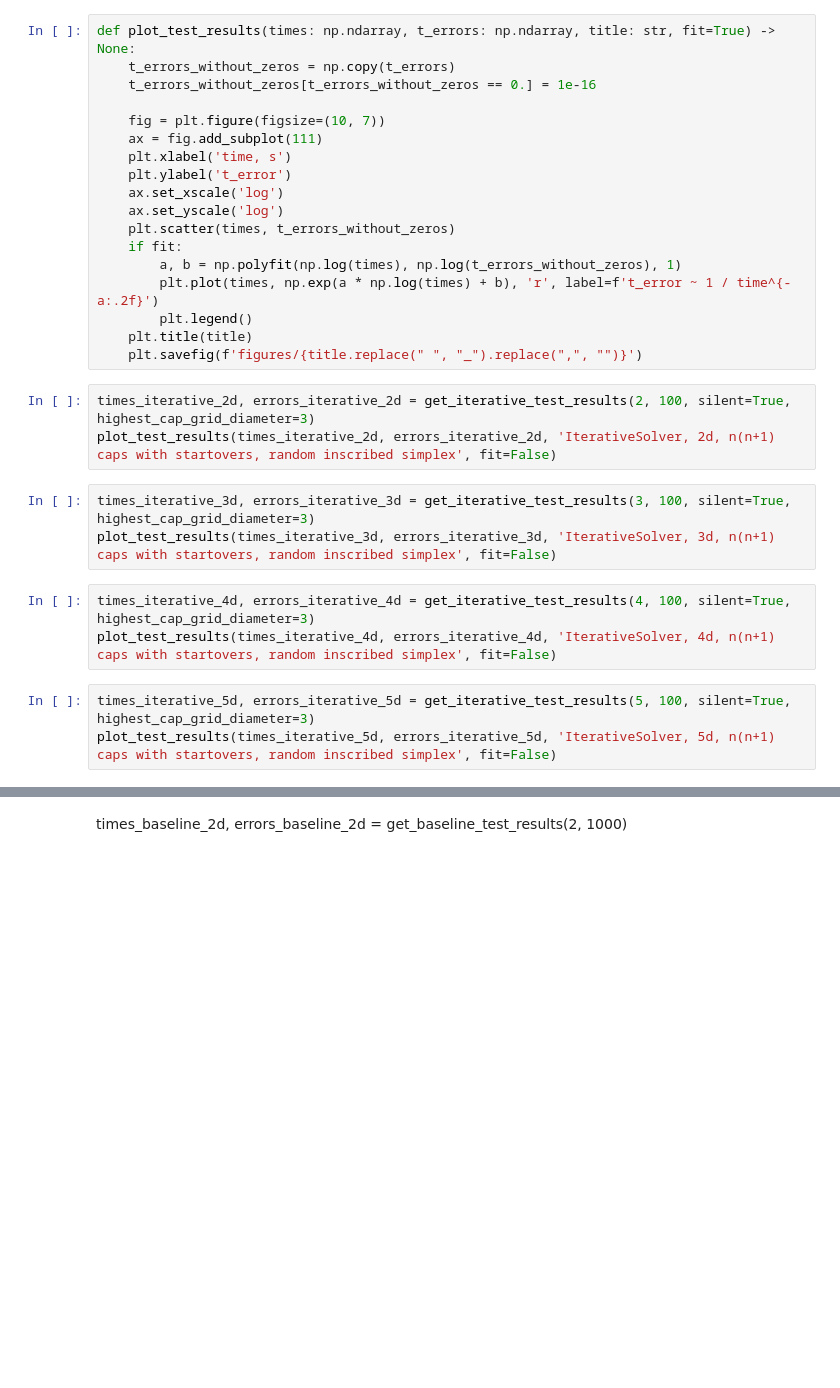
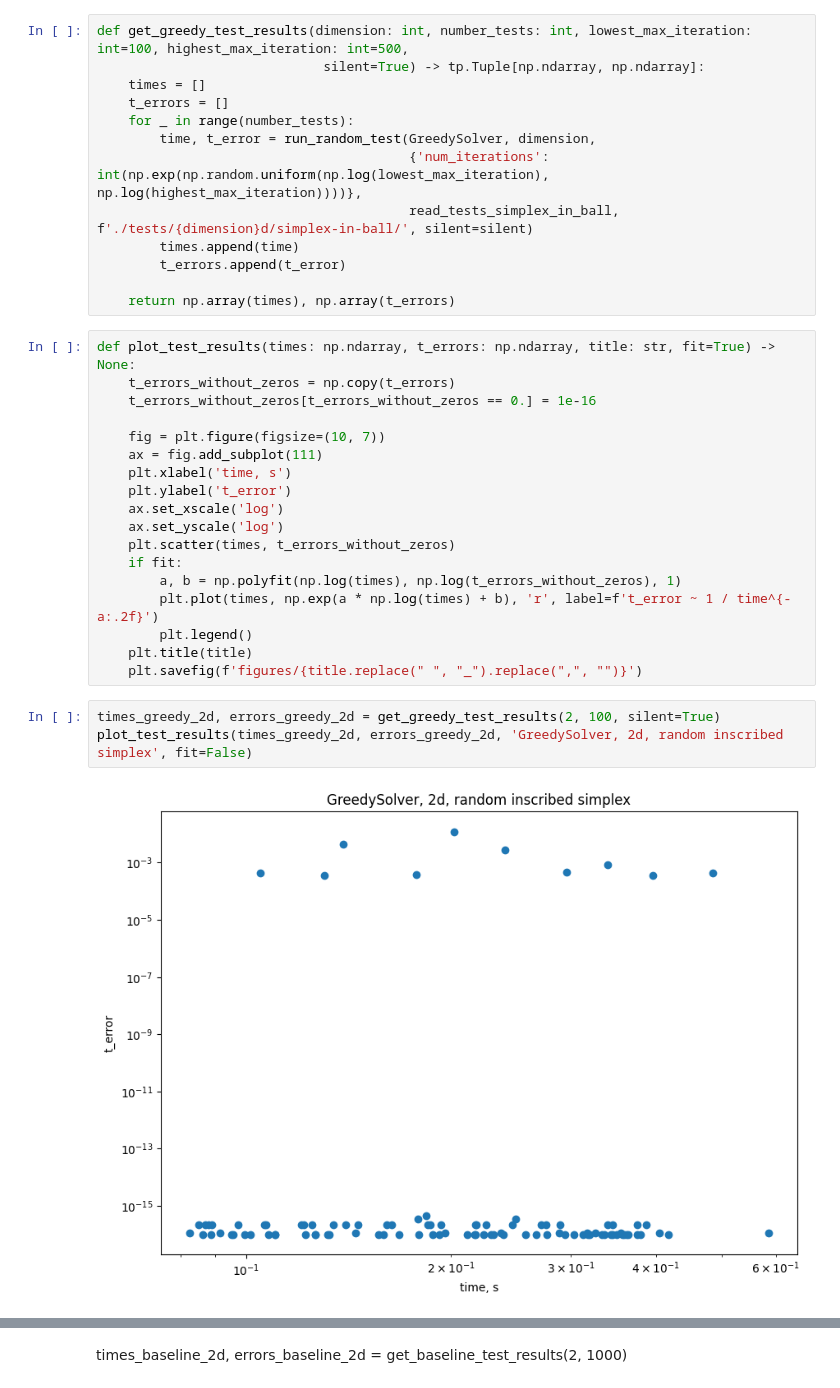
Before and after one commit to Paul566/GraduateThesis, a Jupyter notebook: nb.ipynb, the cells around one changed output, grey strips where cells are left out. Saved outputs shown, nothing was run; the diff lists cells and outputs as text; blank space fills up the shorter version.

Commit message:
Add GreedySolver

```diff
--- a/nb.ipynb
+++ b/nb.ipynb
@@ -35,6 +36,19 @@ def get_iterative_test_results(dimension: int, number_tests: int, lowest_cap_gri
         t_errors.append(t_error)
 
     return np.array(times), np.array(t_errors)
+# %%
+def get_greedy_test_results(dimension: int, number_tests: int, lowest_max_iteration: int=100, highest_max_iteration: int=500,
+                             silent=True) -> tp.Tuple[np.ndarray, np.ndarray]:
+    times = []
+    t_errors = []
+    for _ in range(number_tests):
+        time, t_error = run_random_test(GreedySolver, dimension,
+                                        {'num_iterations': int(np.exp(np.random.uniform(np.log(lowest_max_iteration), np.log(highest_max_iteration))))},
+                                        read_tests_simplex_in_ball, f'./tests/{dimension}d/simplex-in-ball/', silent=silent)
+        times.append(time)
+        t_errors.append(t_error)
+
+    return np.array(times), np.array(t_errors)
 # %%
 def plot_test_results(times: np.ndarray, t_errors: np.ndarray, title: str, fit=True) -> None:
     t_errors_without_zeros = np.copy(t_errors)
@@ -53,15 +67,8 @@ def plot_test_results(times: np.ndarray, t_errors: np.ndarray, title: str, fit=T
         plt.legend()
     plt.title(title)
     plt.savefig(f'figures/{title.replace(" ", "_").replace(",", "")}')
-# %%
-times_iterative_2d, errors_iterative_2d = get_iterative_test_results(2, 100, silent=True, highest_cap_grid_diameter=3)
-plot_test_results(times_iterative_2d, errors_iterative_2d, 'IterativeSolver, 2d, n(n+1) caps with startovers, random inscribed simplex', fit=False)
-# %%
-times_iterative_3d, errors_iterative_3d = get_iterative_test_results(3, 100, silent=True, highest_cap_grid_diameter=3)
-plot_test_results(times_iterative_3d, errors_iterative_3d, 'IterativeSolver, 3d, n(n+1) caps with startovers, random inscribed simplex', fit=False)
-# %%
-times_iterative_4d, errors_iterative_4d = get_iterative_test_results(4, 100, silent=True, highest_cap_grid_diameter=3)
-plot_test_results(times_iterative_4d, errors_iterative_4d, 'IterativeSolver, 4d, n(n+1) caps with startovers, random inscribed simplex', fit=False)
-# %%
-times_iterative_5d, errors_iterative_5d = get_iterative_test_results(5, 100, silent=True, highest_cap_grid_diameter=3)
-plot_test_results(times_iterative_5d, errors_iterative_5d, 'IterativeSolver, 5d, n(n+1) caps with startovers, random inscribed simplex', fit=False)
+# %%
+times_greedy_2d, errors_greedy_2d = get_greedy_test_results(2, 100, silent=True)
+plot_test_results(times_greedy_2d, errors_greedy_2d, 'GreedySolver, 2d, random inscribed simplex', fit=False)
+# %% [output]
+[figure, added]
```
Also changed, not shown: parts of 7 cells of this notebook, 5 other files.
